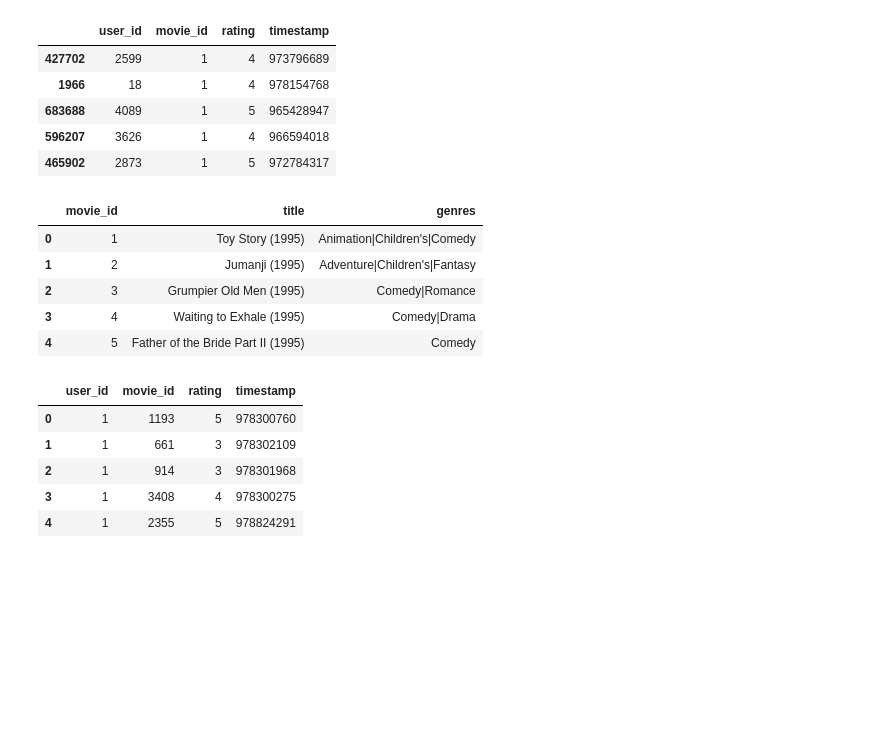
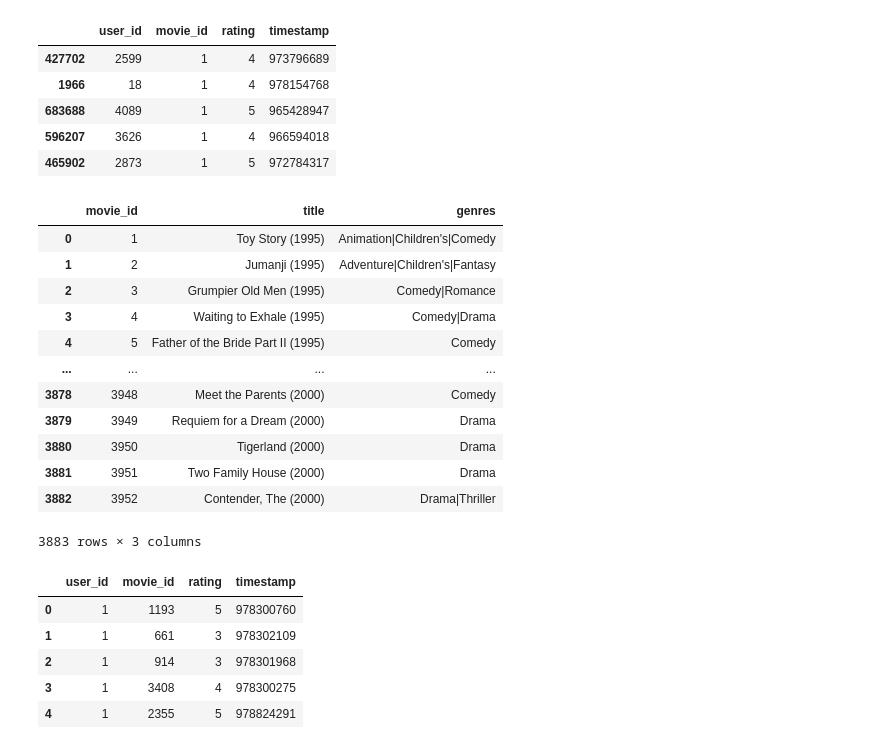
Before and after one commit to MohsinZamanShaheen/Workshop-On-New-Uses-Of-Computing, a Jupyter notebook: Pràctica 2.ipynb, the cells around one changed output. Cells and saved outputs as stored; diff of their text form; code cells hidden in the pictures; blank space fills up the shorter version.

```diff
--- a/Pràctica 2.ipynb
+++ b/Pràctica 2.ipynb
@@ -206,14 +206,21 @@ ratings.sort_values('movie_id')[:5]
 | 596207 | 3626 | 1 | 4 | 966594018 |
 | 465902 | 2873 | 1 | 5 | 972784317 |
 # %%
-movies[:5]
+movies[0:]
 # %% [output]
 |  | movie_id | title | genres |
 | 0 | 1 | Toy Story (1995) | Animation|Children's|Comedy |
 | 1 | 2 | Jumanji (1995) | Adventure|Children's|Fantasy |
 | 2 | 3 | Grumpier Old Men (1995) | Comedy|Romance |
 | 3 | 4 | Waiting to Exhale (1995) | Comedy|Drama |
 | 4 | 5 | Father of the Bride Part II (1995) | Comedy |
+| ... | ... | ... | ... |
+| 3878 | 3948 | Meet the Parents (2000) | Comedy |
+| 3879 | 3949 | Requiem for a Dream (2000) | Drama |
+| 3880 | 3950 | Tigerland (2000) | Drama |
+| 3881 | 3951 | Two Family House (2000) | Drama |
+| 3882 | 3952 | Contender, The (2000) | Drama|Thriller |
+3883 rows × 3 columns
 # %%
 ratings[:5]
 # %% [output]
```
Also changed, not shown: parts of 18 cells of this notebook.
